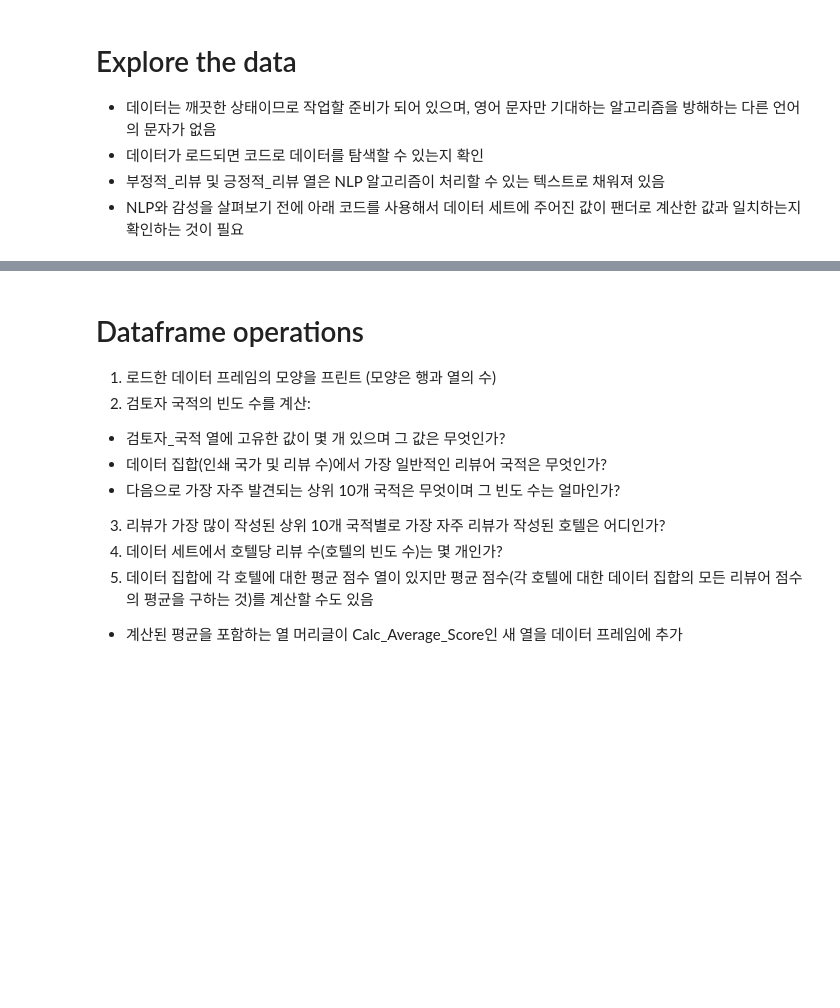
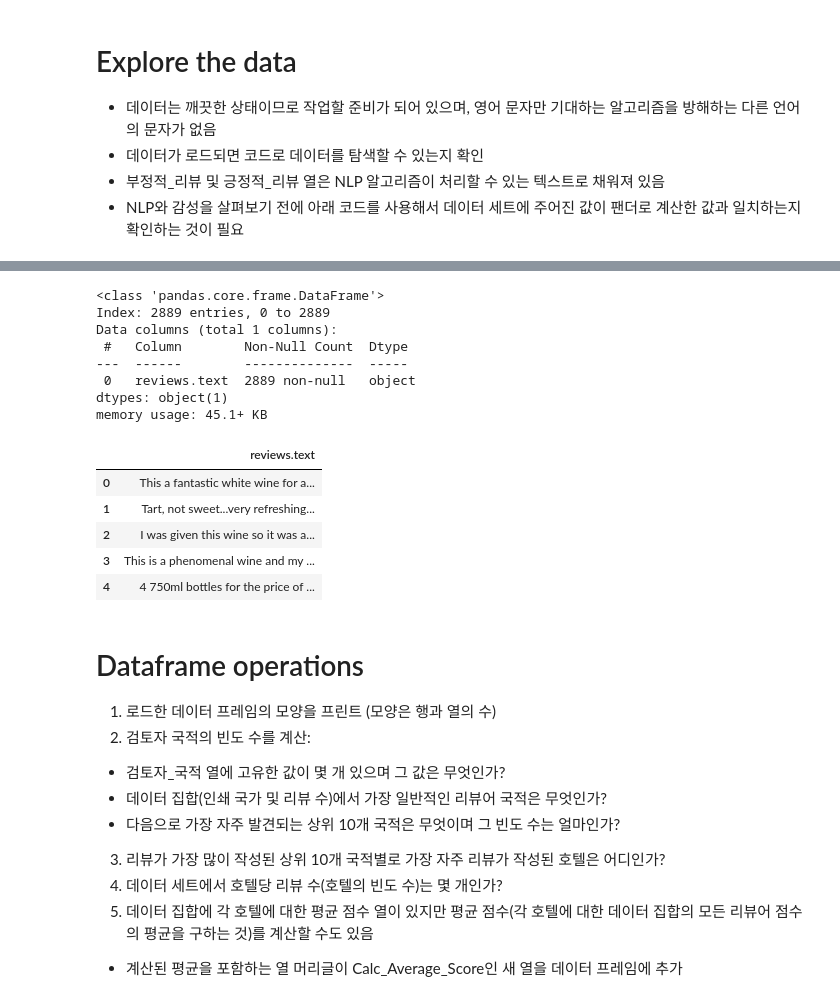
Before and after one commit to Konkuk-Univ-Glocal-Campus/ml202401-final-SyouSB, a Jupyter notebook: dataExploration.ipynb, the cells around one changed output, grey strips where cells are left out. Saved outputs shown, nothing was run; the diff lists cells and outputs as text; code cells hidden in the pictures; blank space fills up the shorter version.

```diff
--- a/dataExploration.ipynb
+++ b/dataExploration.ipynb
@@ -33,3 +80,27 @@ Loading took 4.56 seconds
+# %%
+# 결측값 제거
+df = df.dropna(subset=['reviews.text'])
+
+# 데이터 구조 확인
+df.info()
+
+# 데이터 샘플 확인
+df.head()
+# %% [output]
+<class 'pandas.core.frame.DataFrame'>
+Index: 2889 entries, 0 to 2889
+Data columns (total 1 columns):
+ #   Column        Non-Null Count  Dtype
+---  ------        --------------  -----
+ 0   reviews.text  2889 non-null   object
+dtypes: object(1)
+memory usage: 45.1+ KB
+|  | reviews.text |
+| 0 | This a fantastic white wine for a... |
+| 1 | Tart, not sweet...very refreshing... |
+| 2 | I was given this wine so it was a... |
+| 3 | This is a phenomenal wine and my ... |
+| 4 | 4 750ml bottles for the price of ... |
 # %% [markdown]
 # Dataframe operations
 
```
Also changed, not shown: parts of 7 cells of this notebook, 6 other files.
